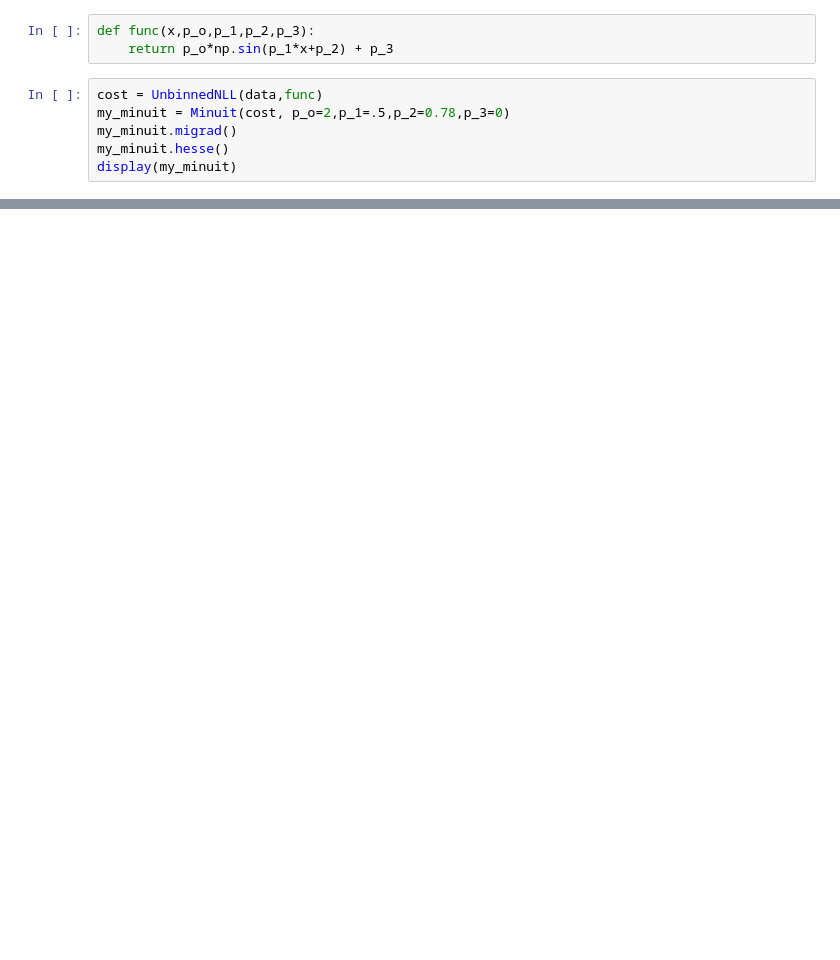
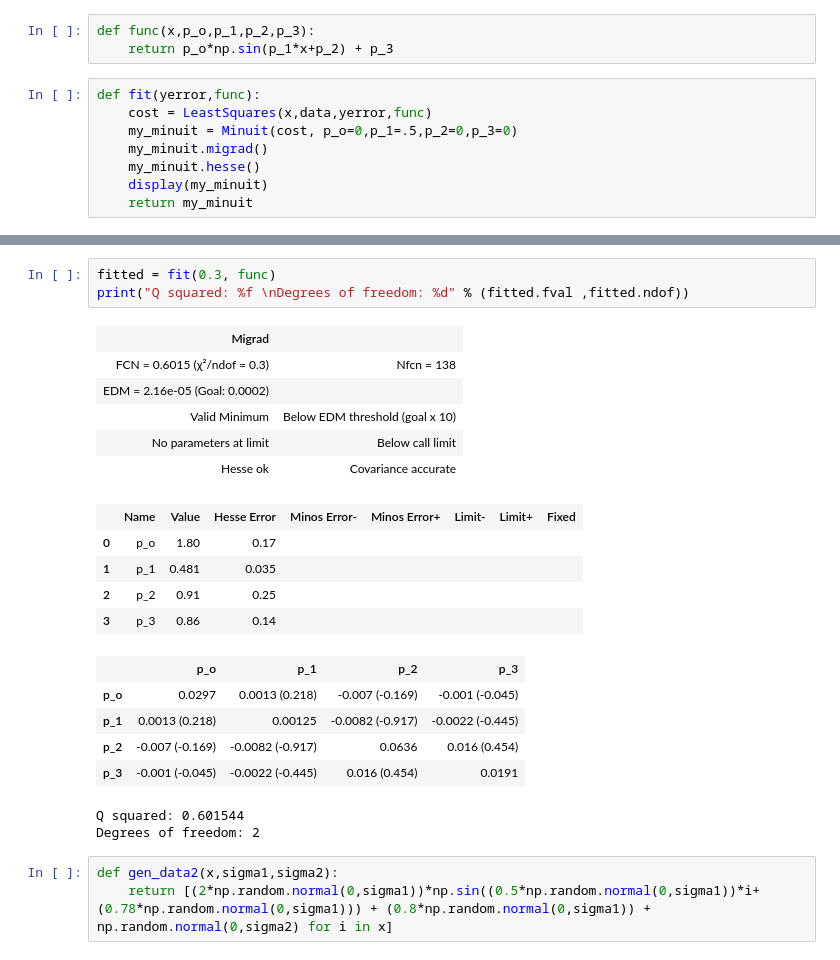
Before and after one commit to Yehan-Edirisinghe/Labo_cal, a Jupyter notebook: temi_esame/04-09-2023/esame.ipynb, the cells around one changed output, grey strips where cells are left out. Saved outputs shown, nothing was run; the diff lists cells and outputs as text; blank space fills up the shorter version.

```diff
--- a/temi_esame/04-09-2023/esame.ipynb
+++ b/temi_esame/04-09-2023/esame.ipynb
@@ -24,8 +24,10 @@ plt.scatter(x,y)
 def func(x,p_o,p_1,p_2,p_3):
     return p_o*np.sin(p_1*x+p_2) + p_3
 # %%
-cost = UnbinnedNLL(data,func)
-my_minuit = Minuit(cost, p_o=2,p_1=.5,p_2=0.78,p_3=0)
-my_minuit.migrad()
-my_minuit.hesse()
-display(my_minuit)
+def fit(yerror,func):
+    cost = LeastSquares(x,data,yerror,func)
+    my_minuit = Minuit(cost, p_o=0,p_1=.5,p_2=0,p_3=0)
+    my_minuit.migrad()
+    my_minuit.hesse()
+    display(my_minuit)
+    return my_minuit
@@ -48,0 +34,25 @@ display(my_minuit)
+# %%
+fitted = fit(0.3, func)
+print("Q squared: %f \nDegrees of freedom: %d" % (fitted.fval ,fitted.ndof))
+# %% [output]
+| Migrad |  |
+| FCN = 0.6015 (χ²/ndof = 0.3) | Nfcn = 138 |
+| EDM = 2.16e-05 (Goal: 0.0002) |  |
+| Valid Minimum | Below EDM threshold (goal x 10) |
+| No parameters at limit | Below call limit |
+| Hesse ok | Covariance accurate |
+|  | Name | Value | Hesse Error | Minos Error- | Minos Error+ | Limit- | Limit+ | Fixed |
+| 0 | p_o | 1.80 | 0.17 |  |  |  |  |  |
+| 1 | p_1 | 0.481 | 0.035 |  |  |  |  |  |
+| 2 | p_2 | 0.91 | 0.25 |  |  |  |  |  |
+| 3 | p_3 | 0.86 | 0.14 |  |  |  |  |  |
+|  | p_o | p_1 | p_2 | p_3 |
+| p_o | 0.0297 | 0.0013 (0.218) | -0.007 (-0.169) | -0.001 (-0.045) |
+| p_1 | 0.0013 (0.218) | 0.00125 | -0.0082 (-0.917) | -0.0022 (-0.445) |
+| p_2 | -0.007 (-0.169) | -0.0082 (-0.917) | 0.0636 | 0.016 (0.454) |
+| p_3 | -0.001 (-0.045) | -0.0022 (-0.445) | 0.016 (0.454) | 0.0191 |
+Q squared: 0.601544
+Degrees of freedom: 2
+# %%
+def gen_data2(x,sigma1,sigma2):
+    return [(2*np.random.normal(0,sigma1))*np.sin((0.5*np.random.normal(0,sigma1))*i+(0.78*np.random.normal(0,sigma1))) + (0.8*np.random.normal(0,sigma1)) + np.random.normal(0,sigma2) for i in x]
```
Also changed, not shown: parts of 4 cells of this notebook.
